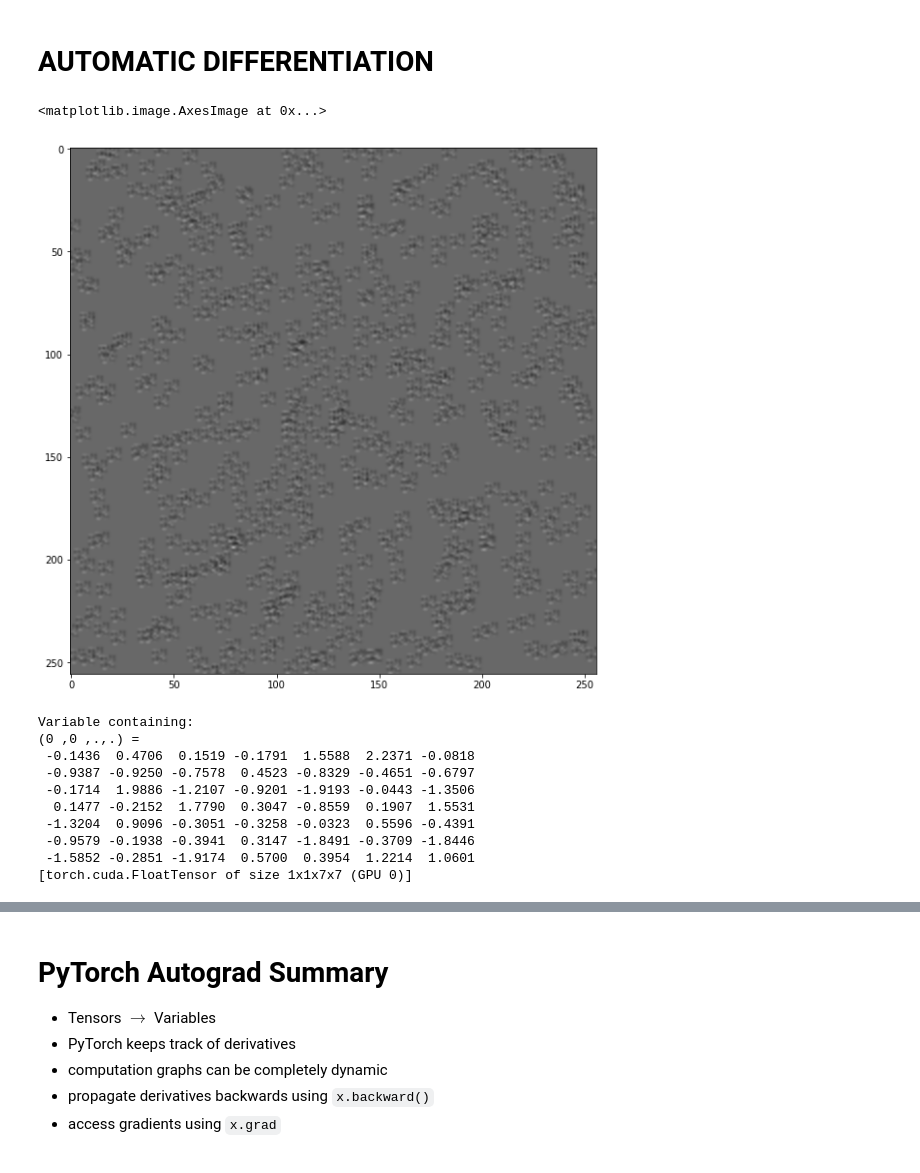
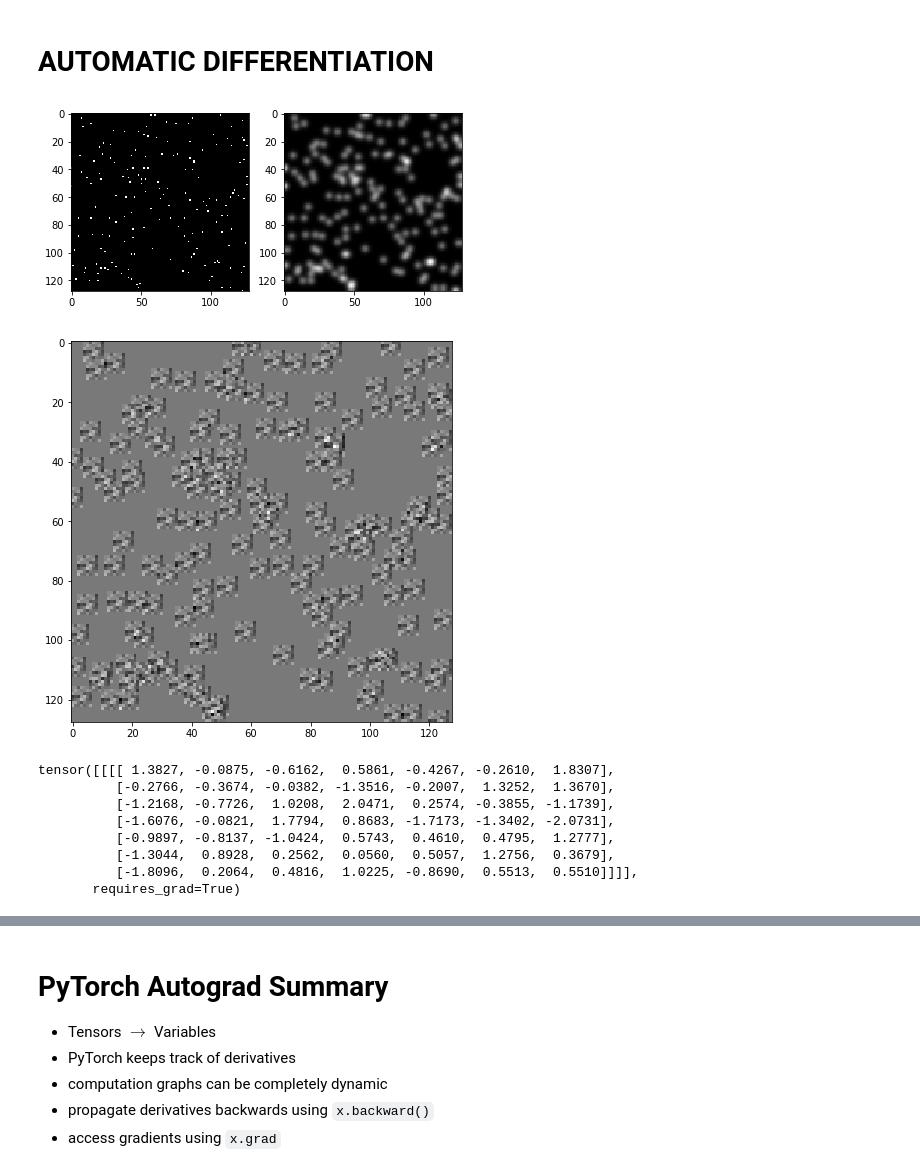
Before and after one commit to tmbdev-tutorials/icdar2019-tutorial, a Jupyter notebook: 20-pytorch.ipynb, the cells around one changed output, grey strips where cells are left out. Cells and saved outputs as stored; diff of their text form; code cells hidden in the pictures.

Commit message:
updated PyTorch tutorial, moved outdates slides out of the way

```diff
--- a/20-pytorch.ipynb
+++ b/20-pytorch.ipynb
@@ -54,36 +52,57 @@ imshow(out.cpu().numpy())
 - direct binding: you call a numerical function, it calls the kernel
 # %% [markdown]
 # AUTOMATIC DIFFERENTIATION
+# %%
+def tshow(image, **kw):
+    if image.ndimension()==2:
+        imshow(image.detach().cpu().numpy(), **kw)
+    elif image.ndimension()==3:
+        if image.shape[0]==1:
+            tshow(image[0])
+        else:
+            imshow(image.detach().cpu().permute(1, 2, 0).numpy(), **kw)
+    elif image.ndimension()==4:
+        tshow(image[0])
+# %%
+def generate_pair():
+    image = (torch.rand((128, 128)) > 0.99).type(torch.float)
+    import scipy.ndimage as ndi
+    target = torch.tensor(ndi.gaussian_filter(image.numpy(), 2.0))
+    return image, target
+
+image, target = generate_pair()
+subplot(121); tshow(image); subplot(122); tshow(target)
+# %% [output]
+[figure, added]
 # %%
-# 2D Convolution with Torch+GPU
+#### 2D Convolutions
 
 import torch.nn.functional as F
-from torch.autograd import Variable as Var
 
-x = Var(torch.FloatTensor(image).cuda()[None, None, :, :], requires_grad=True)
-y = Var(torch.FloatTensor(target).cuda()[None, None, :, :])
+x = image[None, None, :, :]
+y = target[None, None, :, :]
 
-w = Var(torch.randn(1, 1, 7, 7).cuda(), requires_grad=True)
+w = torch.randn(1, 1, 7, 7)
+w.requires_grad = True
+b = torch.rand(1)
+b.requires_grad = True
 
-y_predicted = F.conv2d(x, w, padding=3)
+y_predicted = F.conv2d(x, w, padding=3) + b[None, :, None, None]
 
-imshow(y_predicted.data.cpu().numpy()[0, 0, :, :])
+tshow(y_predicted)
 # %% [output]
-<matplotlib.image.AxesImage at 0x...>
-[figure, old version]
+[figure, new version]
 # %%
 w
 # %% [output]
-Variable containing:
-(0 ,0 ,.,.) =
- -0.1436  0.4706  0.1519 -0.1791  1.5588  2.2371 -0.0818
- -0.9387 -0.9250 -0.7578  0.4523 -0.8329 -0.4651 -0.6797
- -0.1714  1.9886 -1.2107 -0.9201 -1.9193 -0.0443 -1.3506
-  0.1477 -0.2152  1.7790  0.3047 -0.8559  0.1907  1.5531
- -1.3204  0.9096 -0.3051 -0.3258 -0.0323  0.5596 -0.4391
- -0.9579 -0.1938 -0.3941  0.3147 -1.8491 -0.3709 -1.8446
- -1.5852 -0.2851 -1.9174  0.5700  0.3954  1.2214  1.0601
-[torch.cuda.FloatTensor of size 1x1x7x7 (GPU 0)]
+tensor([[[[ 1.3827, -0.0875, -0.6162,  0.5861, -0.4267, -0.2610,  1.8307],
+          [-0.2766, -0.3674, -0.0382, -1.3516, -0.2007,  1.3252,  1.3670],
+          [-1.2168, -0.7726,  1.0208,  2.0471,  0.2574, -0.3855, -1.1739],
+          [-1.6076, -0.0821,  1.7794,  0.8683, -1.7173, -1.3402, -2.0731],
+          [-0.9897, -0.8137, -1.0424,  0.5743,  0.4610,  0.4795,  1.2777],
+          [-1.3044,  0.8928,  0.2562,  0.0560,  0.5057,  1.2756,  0.3679],
+          [-1.8096,  0.2064,  0.4816,  1.0225, -0.8690,  0.5513,  0.5510]]]],
+       requires_grad=True)
 # %%
 w.grad
 # %%
```
Also changed, not shown: parts of 15 cells of this notebook, 3 other files.
